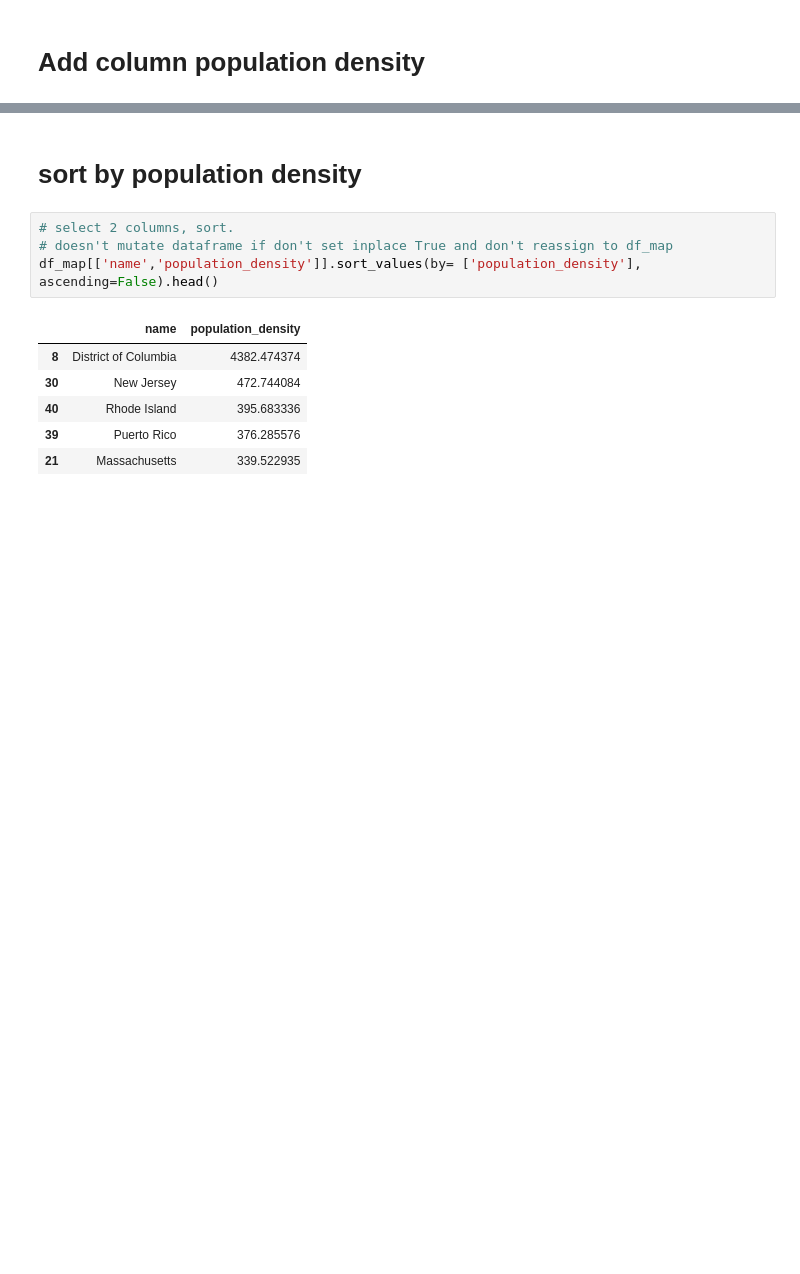
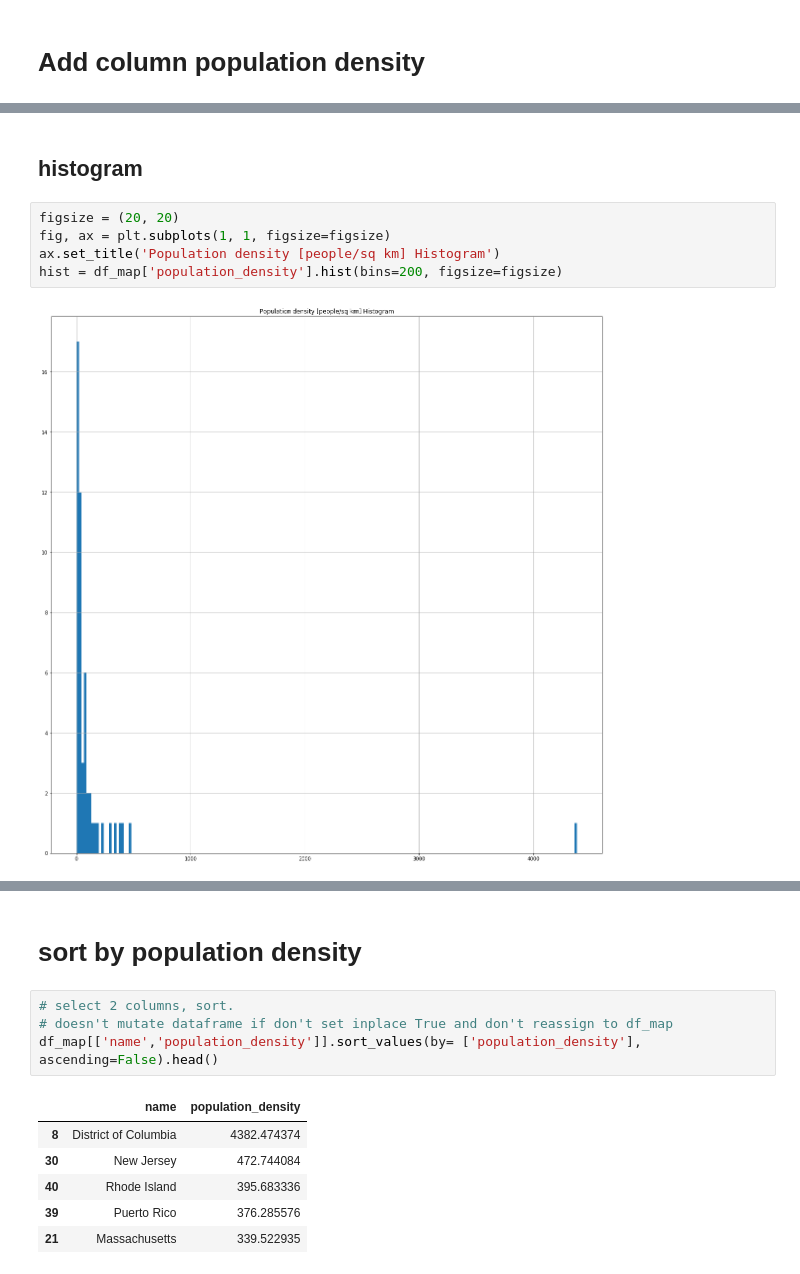
Before and after one commit to beepscore/census_play, a Jupyter notebook: us_states.ipynb, the cells around one changed output, grey strips where cells are left out. Drawn from its saved outputs; the diff is of its cells as text; blank space fills up the shorter version.

Commit message:
add statistics and histogram

```diff
--- a/us_states.ipynb
+++ b/us_states.ipynb
@@ -129,0 +145,9 @@ df_map.iloc[:, 5:].head()
+# %% [markdown]
+## histogram
+# %%
+figsize = (20, 20)
+fig, ax = plt.subplots(1, 1, figsize=figsize)
+ax.set_title('Population density [people/sq km] Histogram')
+hist = df_map['population_density'].hist(bins=200, figsize=figsize)
+# %% [output]
+[figure, added]
```
Also changed, not shown: parts of 3 cells of this notebook.
